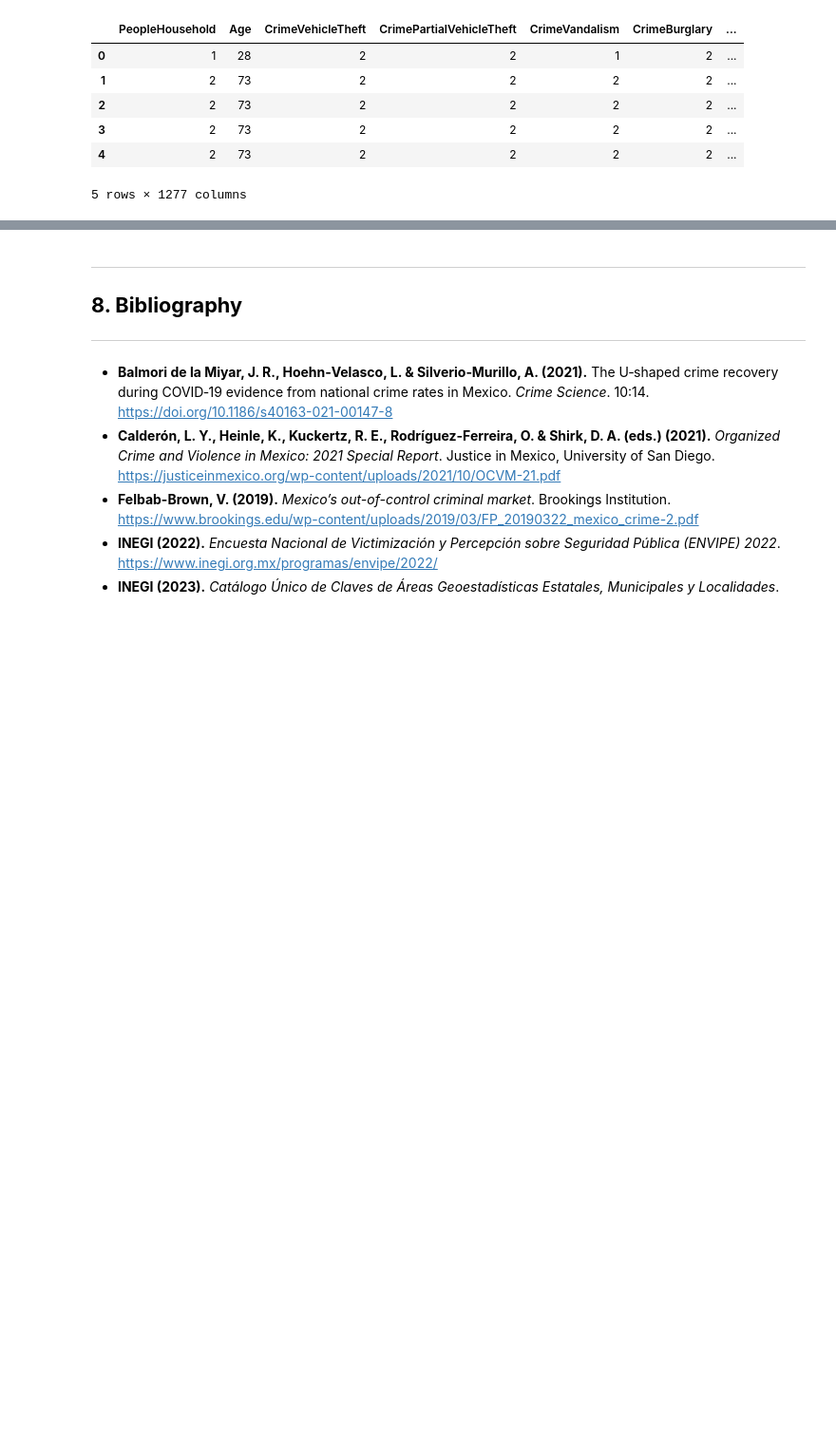
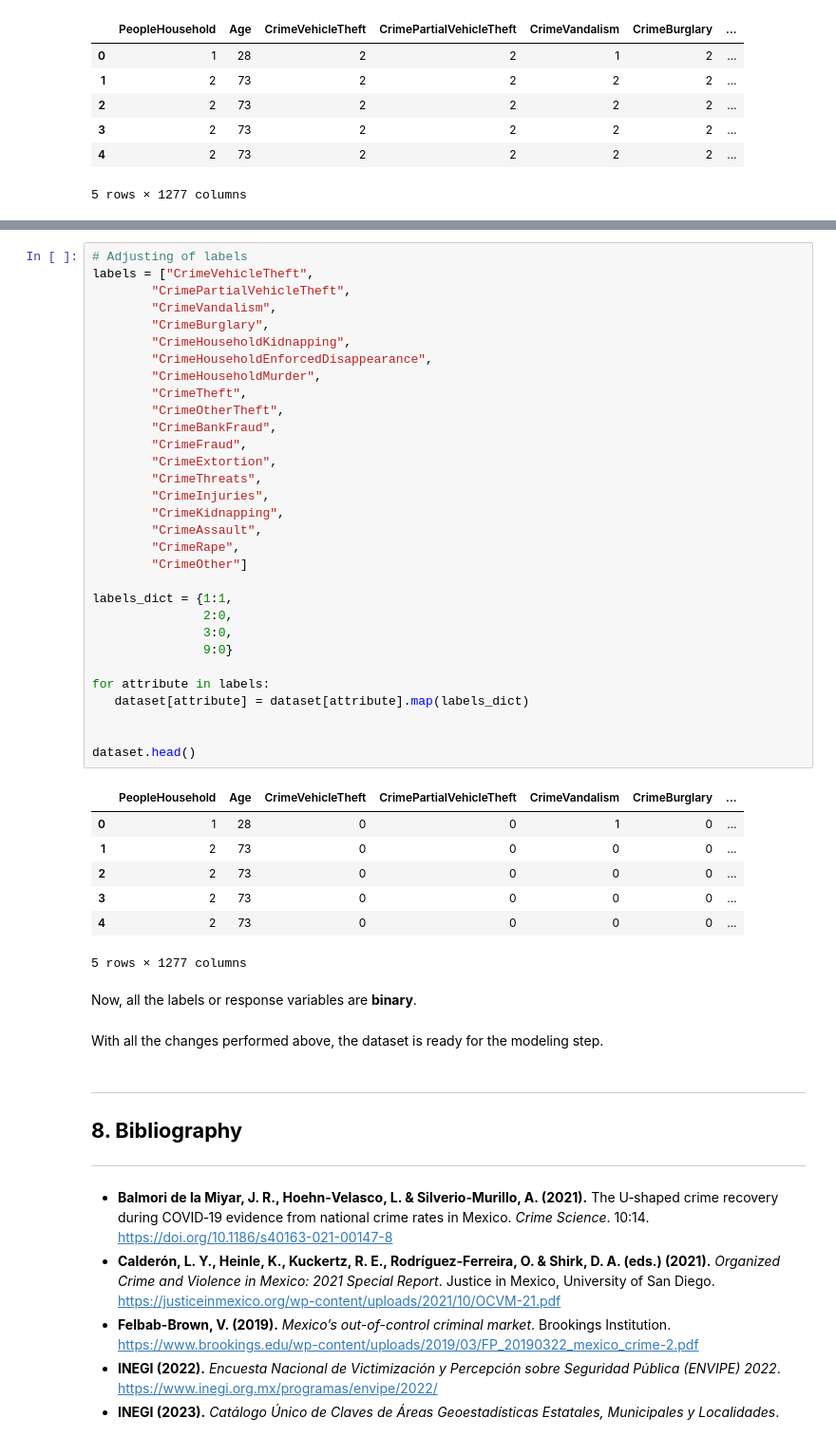
Before and after one commit to DanielEduardoLopez/CrimePredictionMX, a Jupyter notebook: CrimePredictionMX.ipynb, the cells around one changed output, grey strips where cells are left out. Shown at 95% size. Saved outputs shown, nothing was run; the diff lists cells and outputs as text; blank space fills up the shorter version.

Commit message:
Response variables binarized

```diff
--- a/CrimePredictionMX.ipynb
+++ b/CrimePredictionMX.ipynb
@@ -1795,3 +1828,46 @@ dataset.head()
+# %%
+# Adjusting of labels
+labels = ["CrimeVehicleTheft",
+        "CrimePartialVehicleTheft",
+        "CrimeVandalism",
+        "CrimeBurglary",
+        "CrimeHouseholdKidnapping",
+        "CrimeHouseholdEnforcedDisappearance",
+        "CrimeHouseholdMurder",
+        "CrimeTheft",
+        "CrimeOtherTheft",
+        "CrimeBankFraud",
+        "CrimeFraud",
+        "CrimeExtortion",
+        "CrimeThreats",
+        "CrimeInjuries",
+        "CrimeKidnapping",
+        "CrimeAssault",
+        "CrimeRape",
+        "CrimeOther"]
+
+labels_dict = {1:1,
+               2:0,
+               3:0,
+               9:0}
+
+for attribute in labels:
+   dataset[attribute] = dataset[attribute].map(labels_dict)
+
+
+dataset.head()
+# %% [output]
+|  | PeopleHousehold | Age | CrimeVehicleTheft | CrimePartialVehicleTheft | CrimeVandalism | CrimeBurglary | ... |
+| 0 | 1 | 28 | 0 | 0 | 1 | 0 | ... |
+| 1 | 2 | 73 | 0 | 0 | 0 | 0 | ... |
+| 2 | 2 | 73 | 0 | 0 | 0 | 0 | ... |
+| 3 | 2 | 73 | 0 | 0 | 0 | 0 | ... |
+| 4 | 2 | 73 | 0 | 0 | 0 | 0 | ... |
+5 rows × 1277 columns
+# %% [markdown]
+Now, all the labels or response variables are **binary**.
+# %% [markdown]
+With all the changes performed above, the dataset is ready for the modeling step.
 # %% [markdown]
 <a class="anchor" id="bibliography"></a>
 ___
```
Also changed, not shown: parts of 3 cells of this notebook.
